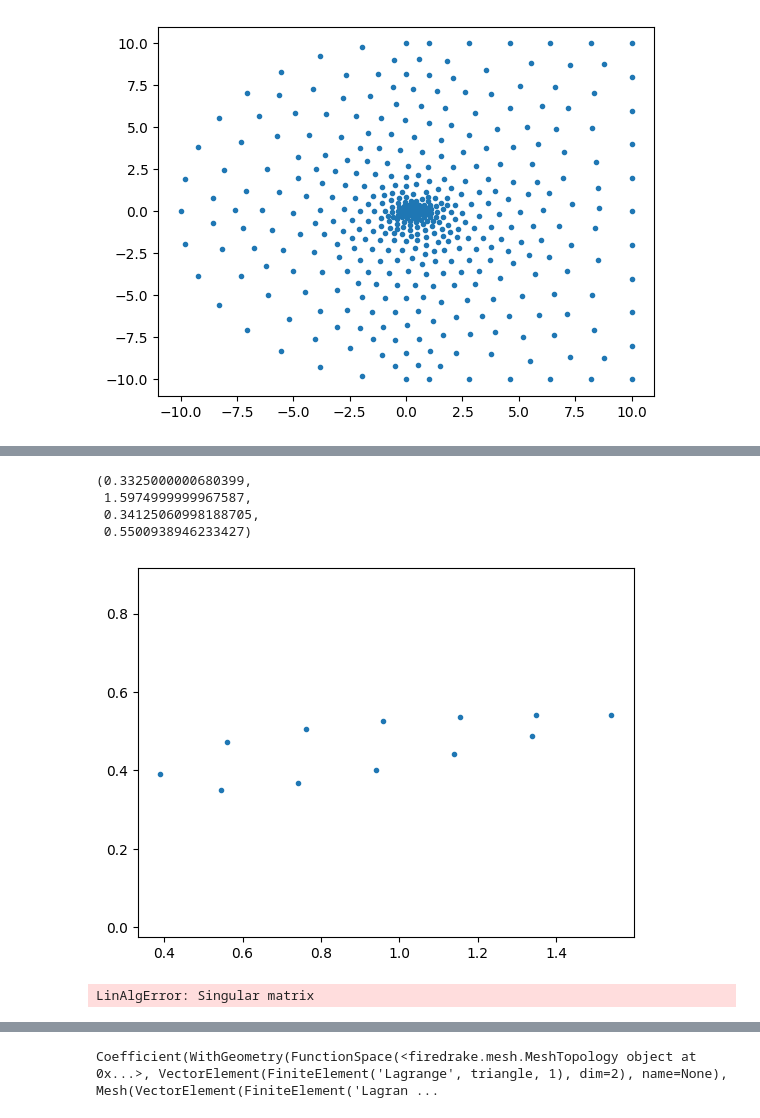
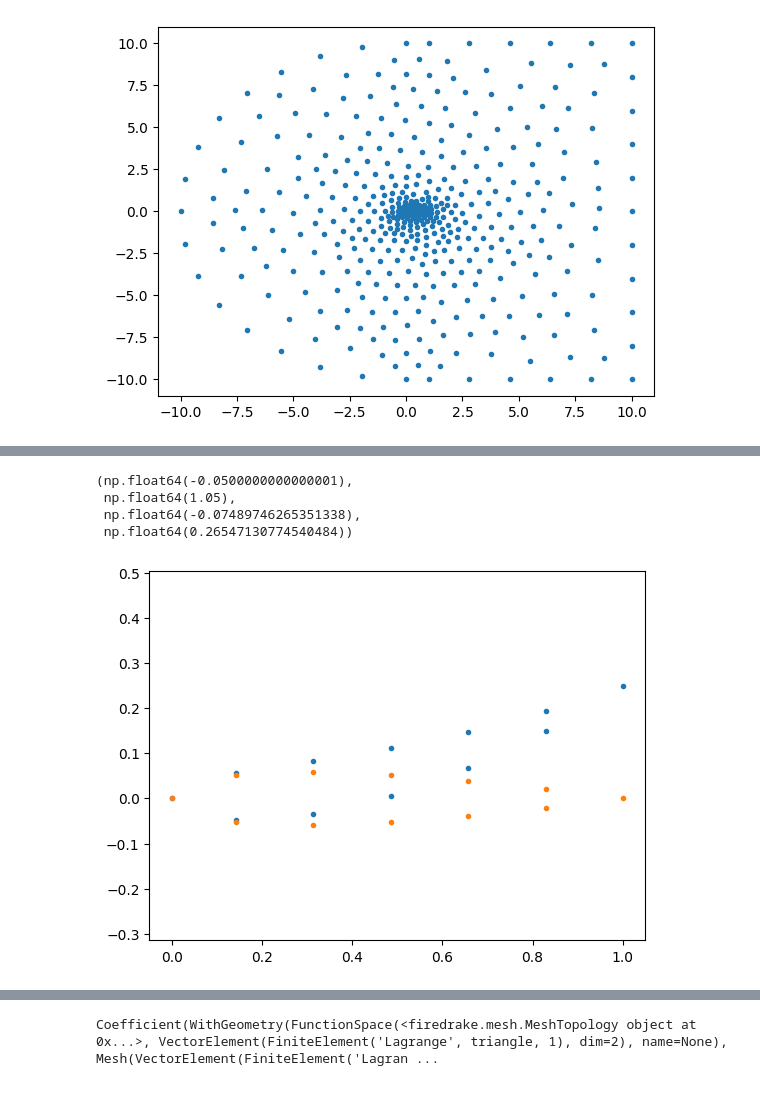
Before and after one commit to gupo33/ProgettoNAPDE, a Jupyter notebook: Progetto Napde.ipynb, the cells around one changed output, grey strips where cells are left out. Drawn from its saved outputs; the diff is of its cells as text; code cells hidden in the pictures.

```diff
--- a/Progetto Napde.ipynb
+++ b/Progetto Napde.ipynb
@@ -440,6 +440,10 @@ coord=M.coordinates.dat.data
 coord.shape
 # %% [output]
 (417, 2)
+# %%
+#extend coord to make it work with FFD
+
+coord = np.c_[coord,np.ones(coord.shape[0])]
 # %%
 plt.plot(coord[:,0], coord[:,1], '.')
 # %% [output]
@@ -468,6 +457,7 @@ for i in range(1, coord.shape[0]):  # Iterate from 1 to the number of elements
 # %%
+#extract obstacle points
+
 obstacle=coord[b1.nodes, :]
-obstacle=[i in range(coord.shape[0]) for i%, :]
 plt.plot(obstacle[:,0], obstacle[:,1], '.')
 plt.axis('equal')
 # %% [output]
@@ -492,0 +478,7 @@ ffd.array_mu_y[1, 1, 1] = 0.3
+# %%
+ffd = FFD([3, 3, 1]) #initialize free-form deformation object with the dimensions of the matrix of control points
+
+#define bounding box in which object to deform is contained (position of control points)
+
+ffd.box_origin = np.array([0,-0.5,0.9])
+ffd.box_length = np.array([1,1,1.1])
@@ -493,26 +498,27 @@ ffd.array_mu_y[1, 1, 1] = 0.3
+# %%
+#define movement in each direction for each control point
+
+#ffd.array_mu_x[2, 2, 0] = 0.3
+ffd.array_mu_y[2, 1, 0] = 0.5
 # %%
-obstacle3=np.zeros((obstacle.shape[0],3))
-obstacle3[:,:2]=obstacle
-new_obstacle = ffd(obstacle3)
+new_obstacle = ffd(obstacle)
 plt.plot(new_obstacle[:,0], new_obstacle[:,1], '.')
+plt.plot(obstacle[:,0], obstacle[:,1], '.')
 plt.axis('equal')
 # %% [output]
-(0.3325000000680399,
- 1.5974999999967587,
- 0.34125060998188705,
- 0.5500938946233427)
+(np.float64(-0.0500000000000001),
+ np.float64(1.05),
+ np.float64(-0.07489746265351338),
+ np.float64(0.26547130774540484))
-[figure, old version]
+[figure, new version]
 # %%
 undeformed_points = np.zeros((50, 3))
 deformed_points = np.zeros((50, 3))
+
 undeformed_points_full = np.vstack([ext_boundary, obstacle])
-deformed_points_full= np.vstack([ext_boundary, new_obstacle[:,:2]])
+deformed_points_full= np.vstack([ext_boundary, new_obstacle])
 
-undeformed_points[:,:2], uindexes = np.unique(undeformed_points_full, return_index=True, axis=0)
-deformed_points[:,:2]   = deformed_points_full[uindexes]
+undeformed_points, uindexes = np.unique(undeformed_points_full, return_index=True, axis=0)
+deformed_points   = deformed_points_full[uindexes]
 
-
-rbf=RBF()
-rbf = RBF(original_control_points=undeformed_points, deformed_control_points=deformed_points, radius=5)
+rbf = RBF(original_control_points=undeformed_points, deformed_control_points=deformed_points)
-# %% [output]
-LinAlgError: Singular matrix
```
Also changed, not shown: parts of 20 cells of this notebook, 3 other files.
